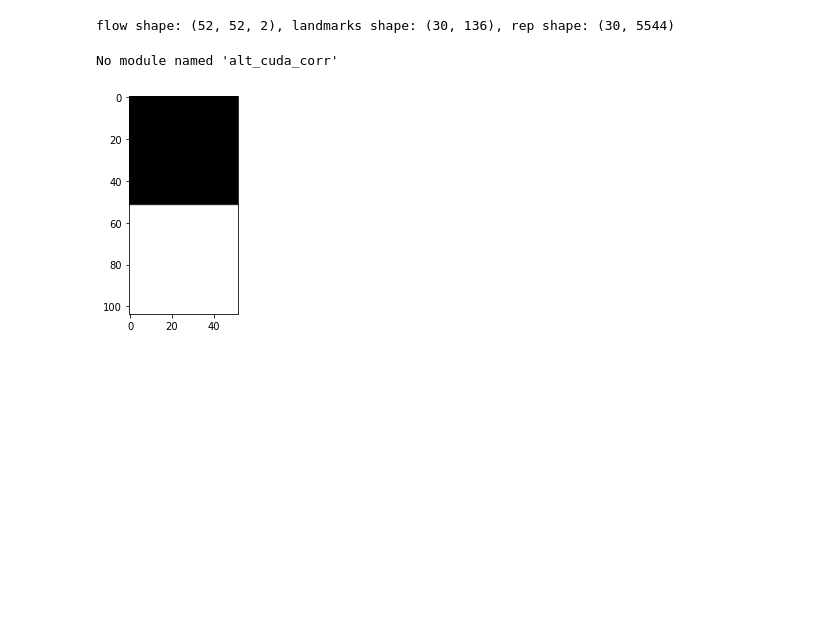
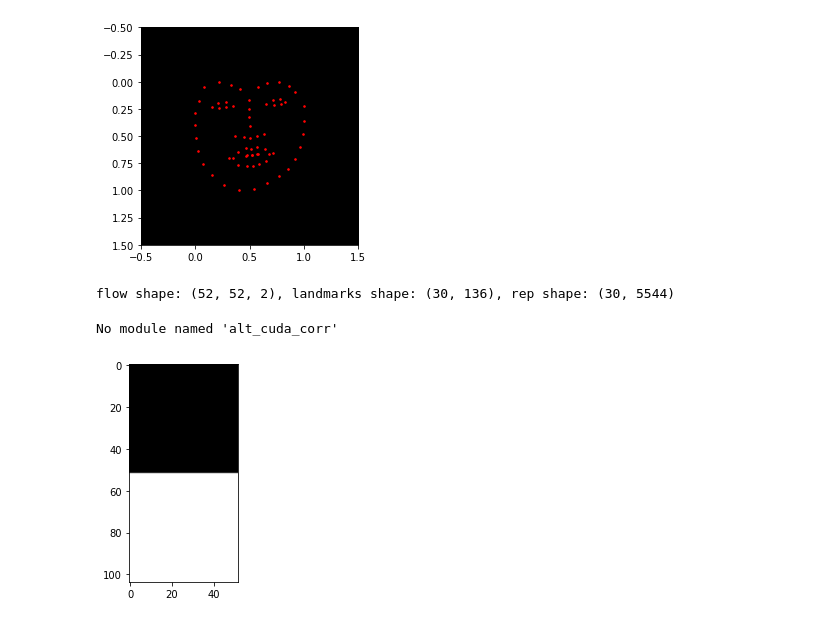
Before and after one commit to arnoldjair/python_libs, a Jupyter notebook: notebooks/1.0_test_loaded_records.ipynb, the cells around one changed output. Saved outputs shown, nothing was run; the diff lists cells and outputs as text; code cells hidden in the pictures; blank space fills up the shorter version.

```diff
--- a/notebooks/1.0_test_loaded_records.ipynb
+++ b/notebooks/1.0_test_loaded_records.ipynb
@@ -5,3 +28,10 @@ train, test = Protocol.get_protocol("/home/equipo/Insync/arnoldjair@gmail.com/Go
+# %%
+record_1 = train[1]
+landmarks_1 = record_1.get_landmarks(time=300, reshape=False, scale=True)
+image_1_1 = np.zeros([int(2), int(2),3],dtype=np.uint8)
+show_landmarks(image_1_1, landmarks_1[0])
+# %% [output]
+[figure, added]
 # %%
 record = train[0]
 loaded = record.load(300, samples=30)
```
Also changed, not shown: parts of 5 cells of this notebook, 58 other files.
